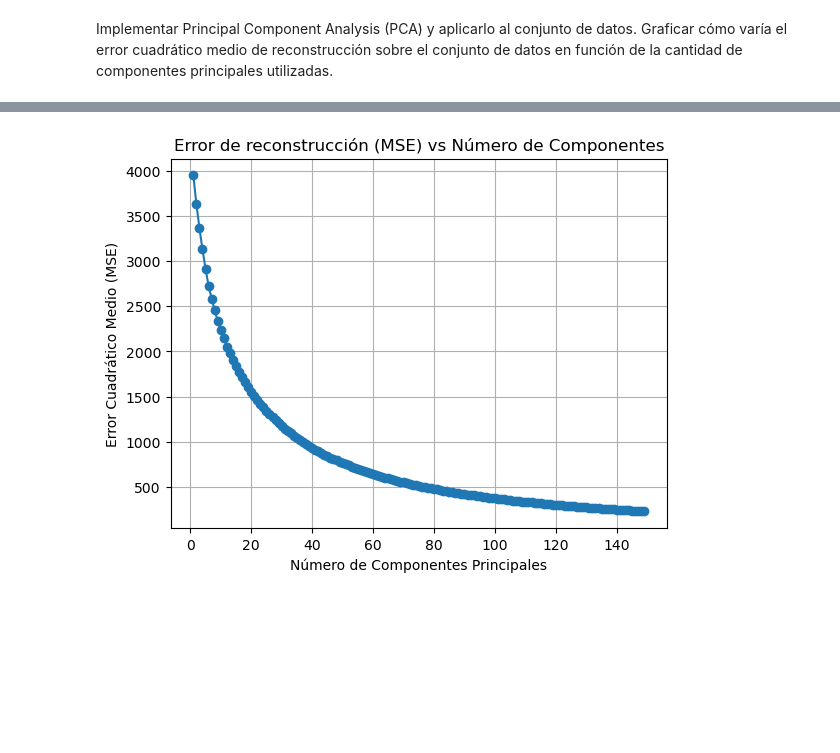
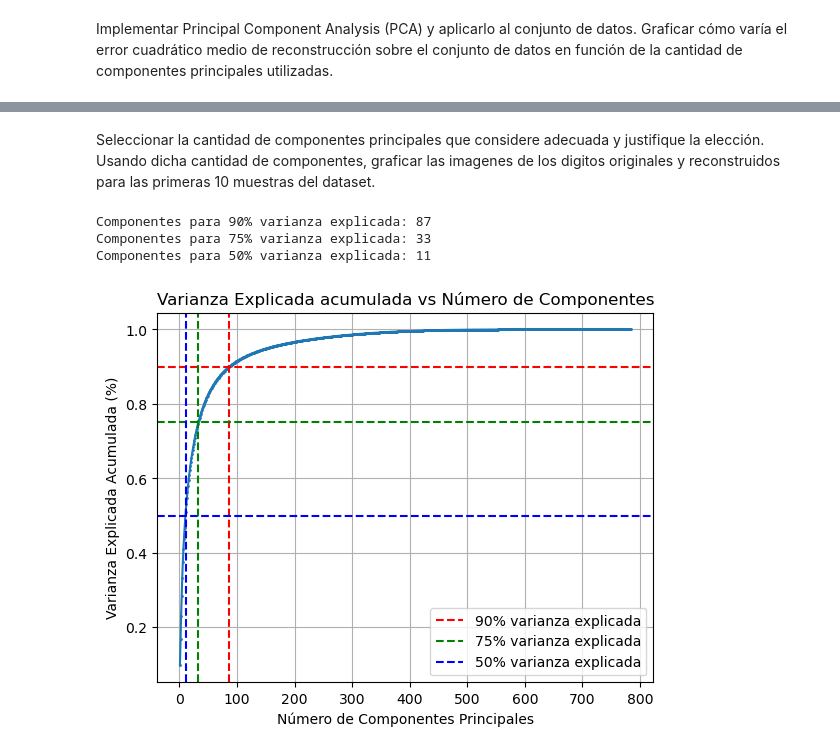
Before and after one commit to mattemusacchio/ML, a Jupyter notebook: Musacchio_Matteo_TP4/Musacchio_Matteo_Notebook_TP4.ipynb, the cells around one changed output, grey strips where cells are left out. Cells and saved outputs as stored; diff of their text form; code cells hidden in the pictures; blank space fills up the shorter version.

```diff
--- a/Musacchio_Matteo_TP4/Musacchio_Matteo_Notebook_TP4.ipynb
+++ b/Musacchio_Matteo_TP4/Musacchio_Matteo_Notebook_TP4.ipynb
@@ -158,6 +170,8 @@ Reducción de dimensionalidad. Este problema se basará en el dataset MNIST_data
 df = pd.read_csv("data/MNIST_dataset.csv")
 X = df.drop(columns=["label"]).values
 y = df["label"].values
+
+X = X/255
 
 # Mostrar una imagen
 idx = 0
@@ -172,21 +203,42 @@ Implementar Principal Component Analysis (PCA) y aplicarlo al conjunto de datos.
+# %% [markdown]
+Seleccionar la cantidad de componentes principales que considere adecuada y justifique la elección. Usando dicha cantidad de componentes, graficar las imagenes de los digitos originales y reconstruidos para las primeras 10 muestras del dataset.
 # %%
-mse_list = []
-components_list = list(range(1, 150))
+import tqdm
+_, _, eigvals_sorted = pca(X, n_components=X.shape[1])
 
-for k in components_list:
-    _, X_rec = pca(X, n_components=k)
-    mse = np.mean((X - X_rec) ** 2)
-    mse_list.append(mse)
+# Calcular varianza explicada acumulada
+total_variance = np.sum(eigvals_sorted)
+explained_variance_ratio = np.cumsum(eigvals_sorted) / total_variance
 
-# Plot
-import matplotlib.pyplot as plt
+# Convertir a porcentaje
+explained_variance_ratio_percent = explained_variance_ratio
+components_list = list(range(1, len(eigvals_sorted) + 1))
 
-plt.plot(components_list, mse_list, marker='o')
-plt.title("Error de reconstrucción (MSE) vs Número de Componentes")
+idx_90 = np.argmax(explained_variance_ratio_percent >= 0.90)
+idx_75 = np.argmax(explained_variance_ratio_percent >= 0.75)
+idx_50 = np.argmax(explained_variance_ratio_percent >= 0.50)
+
+# Graficar
+plt.plot(components_list, explained_variance_ratio_percent, marker='o', markersize=1)
+plt.axvline(x=components_list[idx_90], color='r', linestyle='--', label='90% varianza explicada')
+plt.axhline(y=0.90, color='r', linestyle='--')
+plt.axhline(y=0.75, color='g', linestyle='--')
+plt.axhline(y=0.50, color='b', linestyle='--')
+print(f"Componentes para 90% varianza explicada: {components_list[idx_90]}")
+print(f"Componentes para 75% varianza explicada: {components_list[idx_75]}")
+print(f"Componentes para 50% varianza explicada: {components_list[idx_50]}")
+plt.axvline(x=components_list[idx_75], color='g', linestyle='--', label='75% varianza explicada')
+plt.axvline(x=components_list[idx_50], color='b', linestyle='--', label='50% varianza explicada')
+
 plt.xlabel("Número de Componentes Principales")
-plt.ylabel("Error Cuadrático Medio (MSE)")
+plt.ylabel("Varianza Explicada Acumulada (%)")
+plt.title("Varianza Explicada acumulada vs Número de Componentes")
+plt.legend()
 plt.grid(True)
 plt.show()
 # %% [output]
+Componentes para 90% varianza explicada: 87
+Componentes para 75% varianza explicada: 33
+Componentes para 50% varianza explicada: 11
-[figure, old version]
+[figure, new version]
 # %% [markdown]
```
Also changed, not shown: parts of 15 cells of this notebook, 3 other files.
